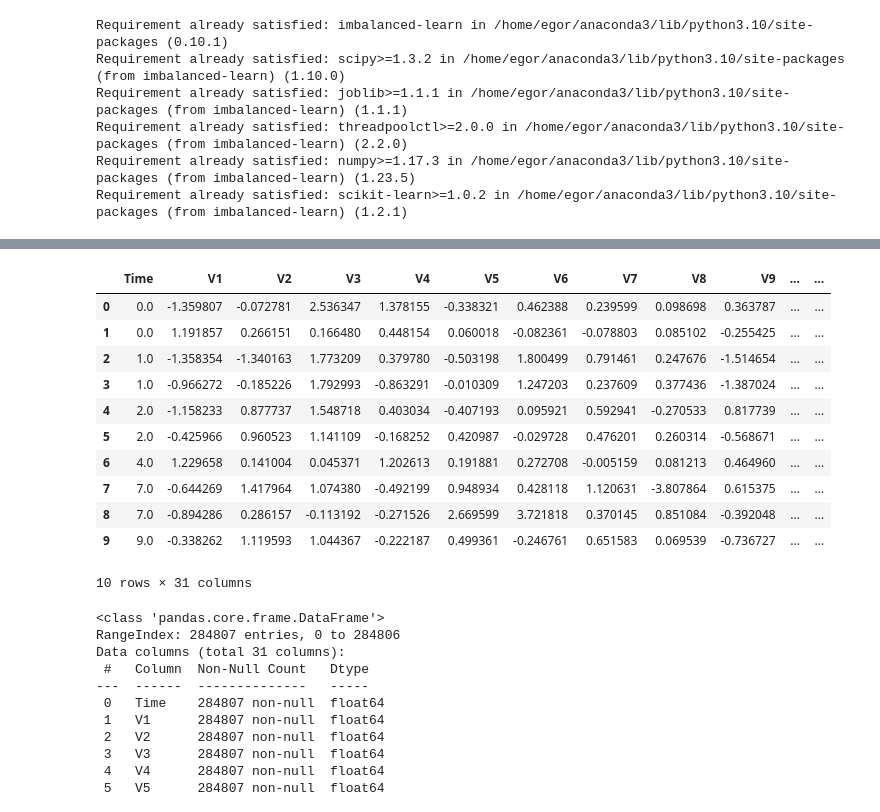
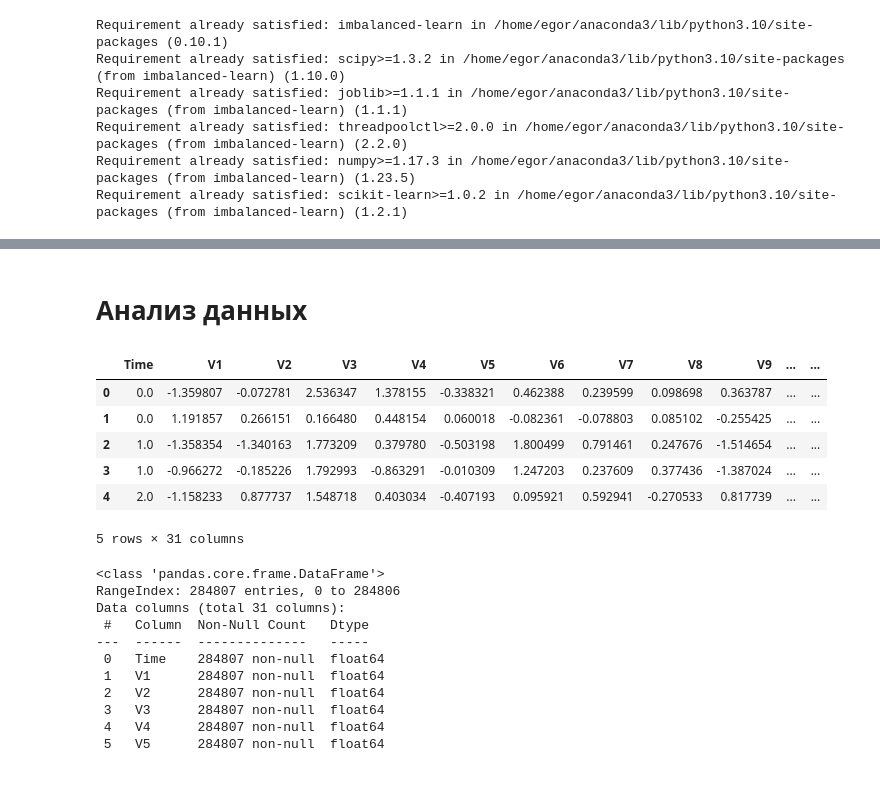
Before and after one commit to Egor-Shulga/credit-card-fraud-detection, a Jupyter notebook: CCFD.ipynb, the cells around one changed output, grey strips where cells are left out. Saved outputs shown, nothing was run; the diff lists cells and outputs as text; code cells hidden in the pictures; blank space fills up the shorter version.

```diff
--- a/CCFD.ipynb
+++ b/CCFD.ipynb
@@ -53,21 +49,18 @@ Successfully installed catboost-1.2 graphviz-0.20.1
+# %% [markdown]
+# Анализ данных
 # %%
 # файлы импортируются с компьютера
 creditcard = pd.read_csv('creditcard.csv')
 # %%
-creditcard.head(10)
+creditcard.head(5)
 # %% [output]
 |  | Time | V1 | V2 | V3 | V4 | V5 | V6 | V7 | V8 | V9 | ... | ... |
 | 0 | 0.0 | -1.359807 | -0.072781 | 2.536347 | 1.378155 | -0.338321 | 0.462388 | 0.239599 | 0.098698 | 0.363787 | ... | ... |
 | 1 | 0.0 | 1.191857 | 0.266151 | 0.166480 | 0.448154 | 0.060018 | -0.082361 | -0.078803 | 0.085102 | -0.255425 | ... | ... |
 | 2 | 1.0 | -1.358354 | -1.340163 | 1.773209 | 0.379780 | -0.503198 | 1.800499 | 0.791461 | 0.247676 | -1.514654 | ... | ... |
 | 3 | 1.0 | -0.966272 | -0.185226 | 1.792993 | -0.863291 | -0.010309 | 1.247203 | 0.237609 | 0.377436 | -1.387024 | ... | ... |
 | 4 | 2.0 | -1.158233 | 0.877737 | 1.548718 | 0.403034 | -0.407193 | 0.095921 | 0.592941 | -0.270533 | 0.817739 | ... | ... |
-| 5 | 2.0 | -0.425966 | 0.960523 | 1.141109 | -0.168252 | 0.420987 | -0.029728 | 0.476201 | 0.260314 | -0.568671 | ... | ... |
-| 6 | 4.0 | 1.229658 | 0.141004 | 0.045371 | 1.202613 | 0.191881 | 0.272708 | -0.005159 | 0.081213 | 0.464960 | ... | ... |
-| 7 | 7.0 | -0.644269 | 1.417964 | 1.074380 | -0.492199 | 0.948934 | 0.428118 | 1.120631 | -3.807864 | 0.615375 | ... | ... |
-| 8 | 7.0 | -0.894286 | 0.286157 | -0.113192 | -0.271526 | 2.669599 | 3.721818 | 0.370145 | 0.851084 | -0.392048 | ... | ... |
-| 9 | 9.0 | -0.338262 | 1.119593 | 1.044367 | -0.222187 | 0.499361 | -0.246761 | 0.651583 | 0.069539 | -0.736727 | ... | ... |
-10 rows × 31 columns
+5 rows × 31 columns
 # %%
 creditcard.info()
 # %% [output]
```
Also changed, not shown: parts of 34 cells of this notebook.
